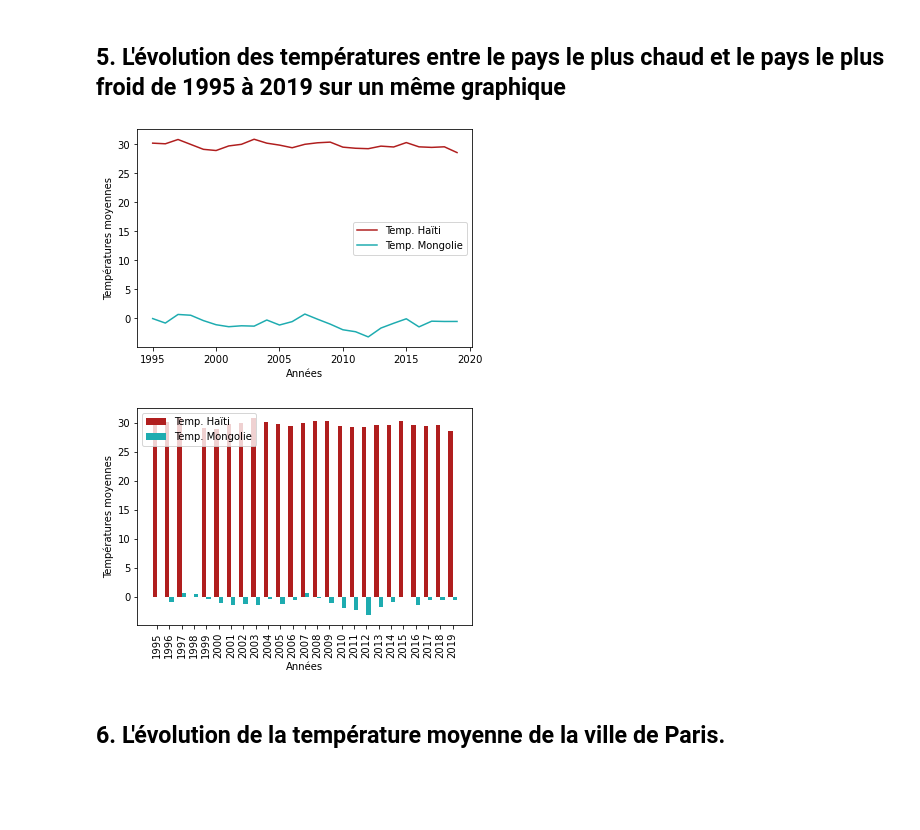
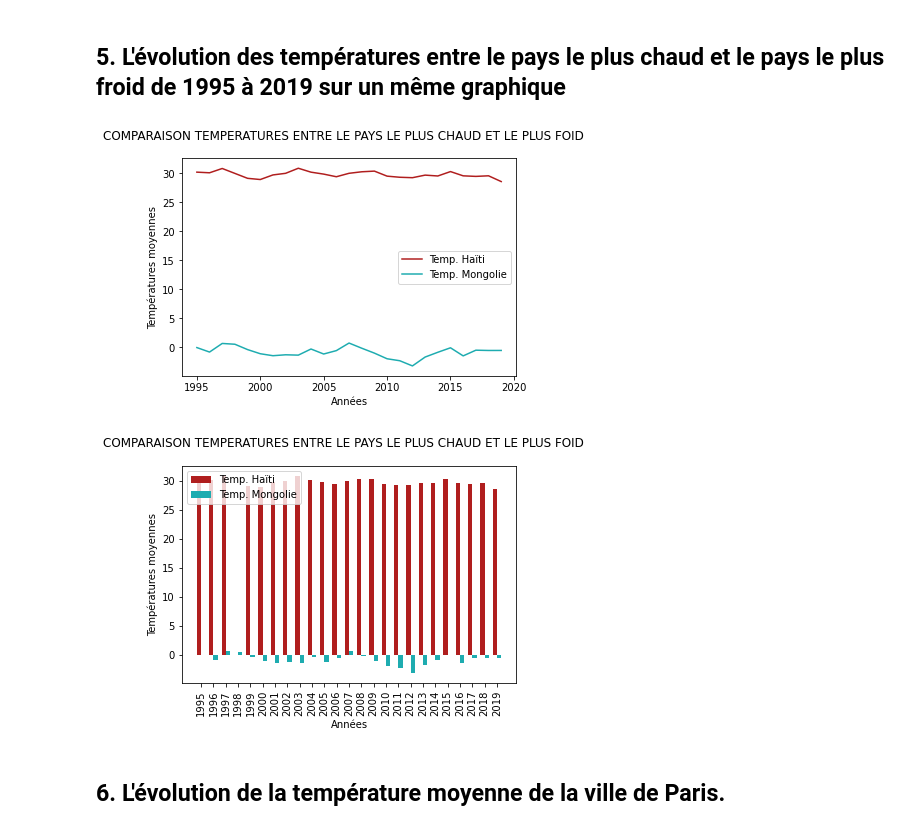
Before and after one commit to Twizzle1997/climatologie, a Jupyter notebook: notebook.ipynb, the cells around one changed output. Cells and saved outputs as stored; diff of their text form; code cells hidden in the pictures; blank space fills up the shorter version.

```diff
--- a/notebook.ipynb
+++ b/notebook.ipynb
@@ -222,13 +225,13 @@ temp_mongolie = temp_mongolie[['Year', 'AvgTemperature']].groupby('Year').agg({'
 # %%
 plt.plot(temp_haiti['AvgTemperature'], label = "Temp. Haïti", color = '#b01e1e')
 plt.plot(temp_mongolie['AvgTemperature'], label = "Temp. Mongolie", color = '#1eacb0')
 plt.xlabel('Années')
 plt.ylabel('Températures moyennes')
 plt.legend()
-plt.legend()
+plt.suptitle("COMPARAISON TEMPERATURES ENTRE LE PAYS LE PLUS CHAUD ET LE PLUS FOID")
 plt.show()
 # %% [output]
-[figure, old version]
+[figure, new version]
 # %%
 # Retrait de l'année qui manque au dataset de Haïti
 # temp_mongolie = temp_mongolie[temp_mongolie.index!=1998]
@@ -248,6 +251,7 @@ r1 = ax.bar(position - largeur/2, temp_haiti['AvgTemperature'], largeur, label =
 r2 = ax.bar(position + largeur/2, temp_mongolie['AvgTemperature'], largeur, label = "Temp. Mongolie", color = '#1eacb0')
 plt.xlabel('Années')
 plt.ylabel('Températures moyennes')
+plt.suptitle("COMPARAISON TEMPERATURES ENTRE LE PAYS LE PLUS CHAUD ET LE PLUS FOID")
 plt.legend()
 
 # Modification des marques sur l'axe des x et de leurs étiquettes
@@ -257,6 +261,6 @@ plt.xticks(rotation=90)
 
 plt.show()
 # %% [output]
-[figure, old version]
+[figure, new version]
 # %% [markdown]
 ## 6. L'évolution de la température moyenne de la ville de Paris.
```
Also changed, not shown: parts of 5 cells of this notebook.
